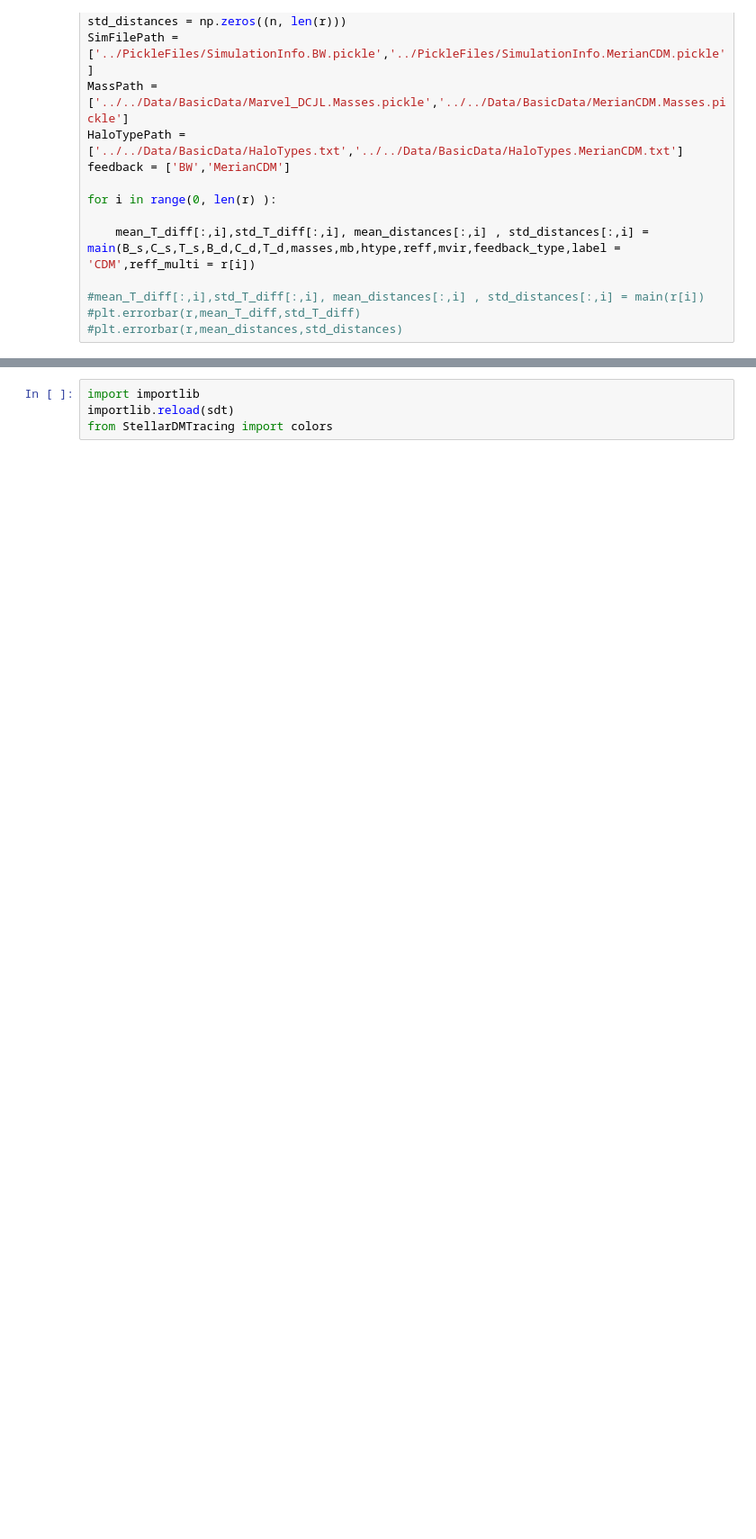
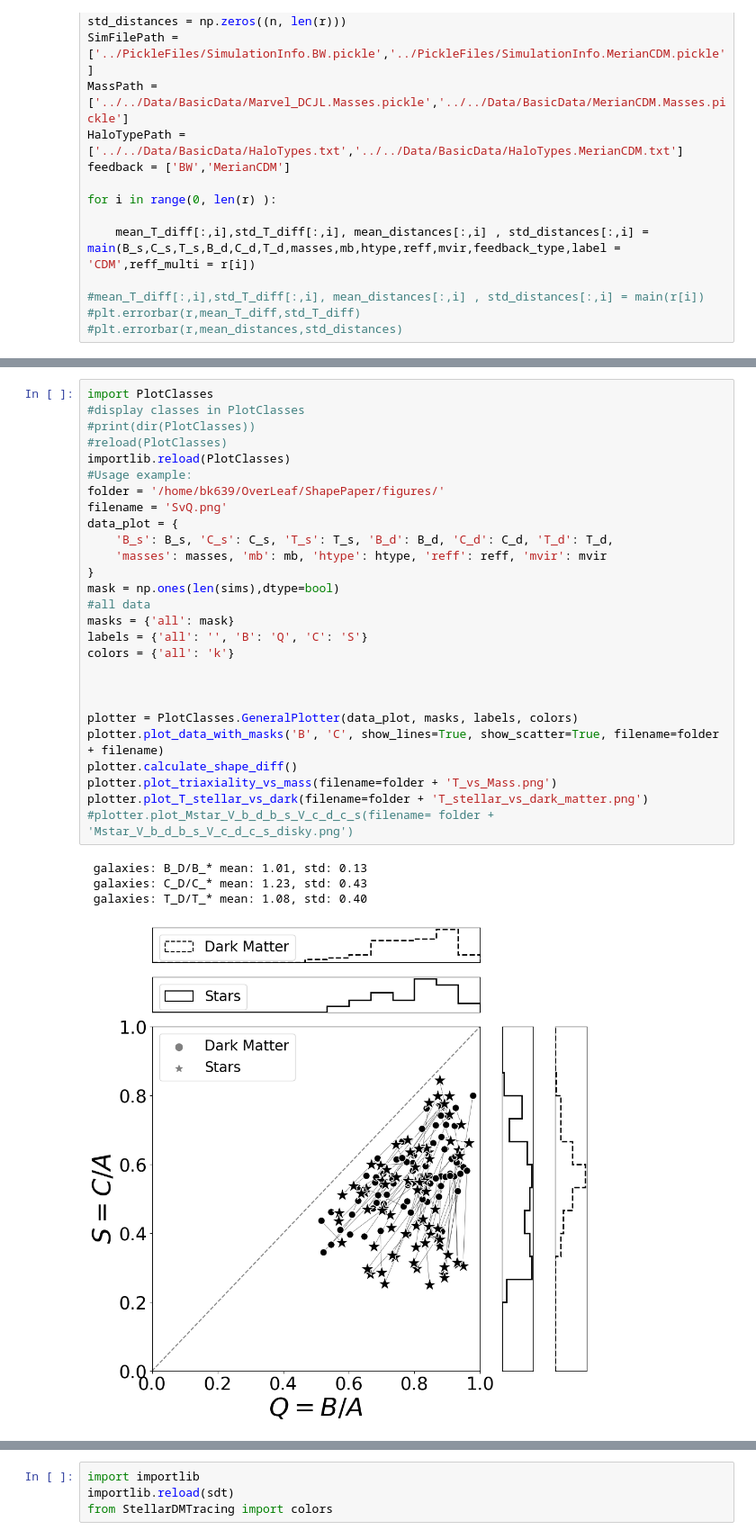
Before and after one commit to Bvogel4/MorphologyMeasurements, a Jupyter notebook: Code/IntrinsicShapes/StellarDMTracing.ipynb, the cells around one changed output, grey strips where cells are left out. Shown: that part at 90% size. Drawn from its saved outputs; the diff is of its cells as text; blank space fills up the shorter version.

Commit message:
update code, reworked shape function for stars and dark matter

```diff
--- a/Code/IntrinsicShapes/StellarDMTracing.ipynb
+++ b/Code/IntrinsicShapes/StellarDMTracing.ipynb
@@ -312,0 +573,32 @@ print(sys.path)
+# %%
+import PlotClasses
+#display classes in PlotClasses
+#print(dir(PlotClasses))
+#reload(PlotClasses)
+importlib.reload(PlotClasses)
+#Usage example:
+folder = '/home/bk639/OverLeaf/ShapePaper/figures/'
+filename = 'SvQ.png'
+data_plot = {
+    'B_s': B_s, 'C_s': C_s, 'T_s': T_s, 'B_d': B_d, 'C_d': C_d, 'T_d': T_d,
+    'masses': masses, 'mb': mb, 'htype': htype, 'reff': reff, 'mvir': mvir
+}
+mask = np.ones(len(sims),dtype=bool)
+#all data
+masks = {'all': mask}
+labels = {'all': '', 'B': 'Q', 'C': 'S'}
+colors = {'all': 'k'}
+
+
+
+plotter = PlotClasses.GeneralPlotter(data_plot, masks, labels, colors)
+plotter.plot_data_with_masks('B', 'C', show_lines=True, show_scatter=True, filename=folder + filename)
+plotter.calculate_shape_diff()
+plotter.plot_triaxiality_vs_mass(filename=folder + 'T_vs_Mass.png')
+plotter.plot_T_stellar_vs_dark(filename=folder + 'T_stellar_vs_dark_matter.png')
+#plotter.plot_Mstar_V_b_d_b_s_V_c_d_c_s(filename= folder + 'Mstar_V_b_d_b_s_V_c_d_c_s_disky.png')
+# %% [output]
+ galaxies: B_D/B_* mean: 1.01, std: 0.13
+ galaxies: C_D/C_* mean: 1.23, std: 0.43
+ galaxies: T_D/T_* mean: 1.08, std: 0.40
+[figure, added]
```
Also changed, not shown: parts of 50 cells of this notebook, 44 other files.
